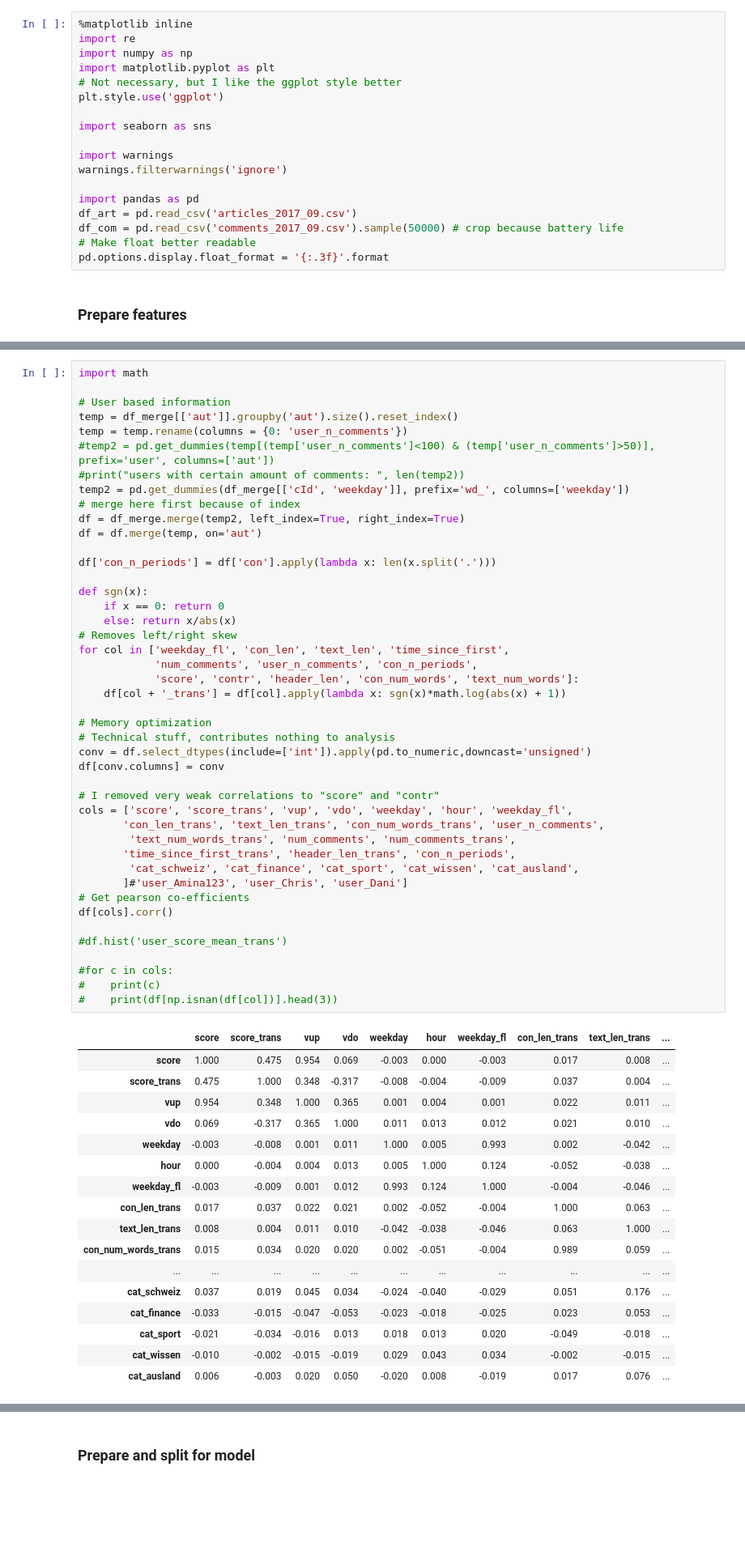
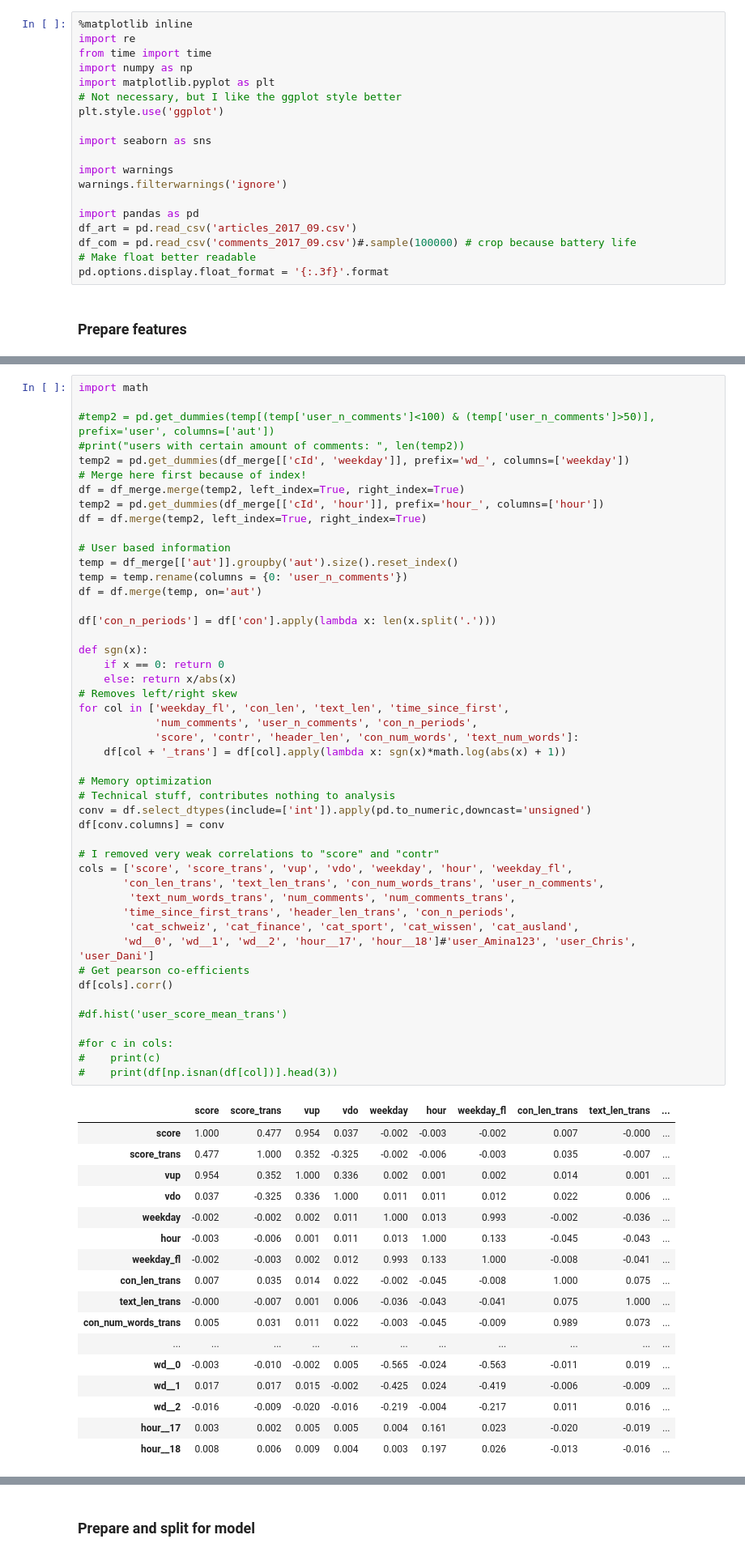
Before and after one commit to fdelia/bots, a Jupyter notebook: 4_prediction_model.ipynb, the cells around one changed output, grey strips where cells are left out. Shown at 81% size. Saved outputs shown, nothing was run; the diff lists cells and outputs as text; blank space fills up the shorter version.

```diff
--- a/4_prediction_model.ipynb
+++ b/4_prediction_model.ipynb
@@ -12,6 +12,7 @@ I won't:
 # %%
 %matplotlib inline
 import re
+from time import time
 import numpy as np
 import matplotlib.pyplot as plt
 # Not necessary, but I like the ggplot style better
@@ -24,7 +25,7 @@ warnings.filterwarnings('ignore')
 
 import pandas as pd
 df_art = pd.read_csv('articles_2017_09.csv')
-df_com = pd.read_csv('comments_2017_09.csv').sample(50000) # crop because battery life
+df_com = pd.read_csv('comments_2017_09.csv')#.sample(100000) # crop because battery life
 # Make float better readable
 pd.options.display.float_format = '{:.3f}'.format
 # %% [markdown]
@@ -147,14 +158,17 @@ temp2.head(2)
 # %%
 import math
+
+#temp2 = pd.get_dummies(temp[(temp['user_n_comments']<100) & (temp['user_n_comments']>50)], prefix='user', columns=['aut'])
+#print("users with certain amount of comments: ", len(temp2))
+temp2 = pd.get_dummies(df_merge[['cId', 'weekday']], prefix='wd_', columns=['weekday'])
+# Merge here first because of index!
+df = df_merge.merge(temp2, left_index=True, right_index=True)
+temp2 = pd.get_dummies(df_merge[['cId', 'hour']], prefix='hour_', columns=['hour'])
+df = df.merge(temp2, left_index=True, right_index=True)
 
 # User based information
 temp = df_merge[['aut']].groupby('aut').size().reset_index()
 temp = temp.rename(columns = {0: 'user_n_comments'})
-#temp2 = pd.get_dummies(temp[(temp['user_n_comments']<100) & (temp['user_n_comments']>50)], prefix='user', columns=['aut'])
-#print("users with certain amount of comments: ", len(temp2))
-temp2 = pd.get_dummies(df_merge[['cId', 'weekday']], prefix='wd_', columns=['weekday'])
-# merge here first because of index
-df = df_merge.merge(temp2, left_index=True, right_index=True)
 df = df.merge(temp, on='aut')
 
 df['con_n_periods'] = df['con'].apply(lambda x: len(x.split('.')))
@@ -162,47 +176,47 @@ df['con_n_periods'] = df['con'].apply(lambda x: len(x.split('.')))
 def sgn(x):
     if x == 0: return 0
     else: return x/abs(x)
 # Removes left/right skew
 for col in ['weekday_fl', 'con_len', 'text_len', 'time_since_first',
             'num_comments', 'user_n_comments', 'con_n_periods',
             'score', 'contr', 'header_len', 'con_num_words', 'text_num_words']:
     df[col + '_trans'] = df[col].apply(lambda x: sgn(x)*math.log(abs(x) + 1))
 
 # Memory optimization
 # Technical stuff, contributes nothing to analysis
 conv = df.select_dtypes(include=['int']).apply(pd.to_numeric,downcast='unsigned')
 df[conv.columns] = conv
 
 # I removed very weak correlations to "score" and "contr"
 cols = ['score', 'score_trans', 'vup', 'vdo', 'weekday', 'hour', 'weekday_fl',
        'con_len_trans', 'text_len_trans', 'con_num_words_trans', 'user_n_comments',
         'text_num_words_trans', 'num_comments', 'num_comments_trans',
        'time_since_first_trans', 'header_len_trans', 'con_n_periods',
         'cat_schweiz', 'cat_finance', 'cat_sport', 'cat_wissen', 'cat_ausland',
-       ]#'user_Amina123', 'user_Chris', 'user_Dani']
+       'wd__0', 'wd__1', 'wd__2', 'hour__17', 'hour__18']#'user_Amina123', 'user_Chris', 'user_Dani']
 # Get pearson co-efficients
 df[cols].corr()
 
 #df.hist('user_score_mean_trans')
 
 #for c in cols:
 #    print(c)
 #    print(df[np.isnan(df[col])].head(3))
 # %% [output]
 |  | score | score_trans | vup | vdo | weekday | hour | weekday_fl | con_len_trans | text_len_trans | ... |
-| score | 1.000 | 0.475 | 0.954 | 0.069 | -0.003 | 0.000 | -0.003 | 0.017 | 0.008 | ... |
-| score_trans | 0.475 | 1.000 | 0.348 | -0.317 | -0.008 | -0.004 | -0.009 | 0.037 | 0.004 | ... |
-| vup | 0.954 | 0.348 | 1.000 | 0.365 | 0.001 | 0.004 | 0.001 | 0.022 | 0.011 | ... |
-| vdo | 0.069 | -0.317 | 0.365 | 1.000 | 0.011 | 0.013 | 0.012 | 0.021 | 0.010 | ... |
-| weekday | -0.003 | -0.008 | 0.001 | 0.011 | 1.000 | 0.005 | 0.993 | 0.002 | -0.042 | ... |
-| hour | 0.000 | -0.004 | 0.004 | 0.013 | 0.005 | 1.000 | 0.124 | -0.052 | -0.038 | ... |
-| weekday_fl | -0.003 | -0.009 | 0.001 | 0.012 | 0.993 | 0.124 | 1.000 | -0.004 | -0.046 | ... |
-| con_len_trans | 0.017 | 0.037 | 0.022 | 0.021 | 0.002 | -0.052 | -0.004 | 1.000 | 0.063 | ... |
-| text_len_trans | 0.008 | 0.004 | 0.011 | 0.010 | -0.042 | -0.038 | -0.046 | 0.063 | 1.000 | ... |
-| con_num_words_trans | 0.015 | 0.034 | 0.020 | 0.020 | 0.002 | -0.051 | -0.004 | 0.989 | 0.059 | ... |
+| score | 1.000 | 0.477 | 0.954 | 0.037 | -0.002 | -0.003 | -0.002 | 0.007 | -0.000 | ... |
+| score_trans | 0.477 | 1.000 | 0.352 | -0.325 | -0.002 | -0.006 | -0.003 | 0.035 | -0.007 | ... |
+| vup | 0.954 | 0.352 | 1.000 | 0.336 | 0.002 | 0.001 | 0.002 | 0.014 | 0.001 | ... |
+| vdo | 0.037 | -0.325 | 0.336 | 1.000 | 0.011 | 0.011 | 0.012 | 0.022 | 0.006 | ... |
+| weekday | -0.002 | -0.002 | 0.002 | 0.011 | 1.000 | 0.013 | 0.993 | -0.002 | -0.036 | ... |
+| hour | -0.003 | -0.006 | 0.001 | 0.011 | 0.013 | 1.000 | 0.133 | -0.045 | -0.043 | ... |
+| weekday_fl | -0.002 | -0.003 | 0.002 | 0.012 | 0.993 | 0.133 | 1.000 | -0.008 | -0.041 | ... |
+| con_len_trans | 0.007 | 0.035 | 0.014 | 0.022 | -0.002 | -0.045 | -0.008 | 1.000 | 0.075 | ... |
+| text_len_trans | -0.000 | -0.007 | 0.001 | 0.006 | -0.036 | -0.043 | -0.041 | 0.075 | 1.000 | ... |
+| con_num_words_trans | 0.005 | 0.031 | 0.011 | 0.022 | -0.003 | -0.045 | -0.009 | 0.989 | 0.073 | ... |
 | ... | ... | ... | ... | ... | ... | ... | ... | ... | ... | ... |
-| cat_schweiz | 0.037 | 0.019 | 0.045 | 0.034 | -0.024 | -0.040 | -0.029 | 0.051 | 0.176 | ... |
-| cat_finance | -0.033 | -0.015 | -0.047 | -0.053 | -0.023 | -0.018 | -0.025 | 0.023 | 0.053 | ... |
-| cat_sport | -0.021 | -0.034 | -0.016 | 0.013 | 0.018 | 0.013 | 0.020 | -0.049 | -0.018 | ... |
-| cat_wissen | -0.010 | -0.002 | -0.015 | -0.019 | 0.029 | 0.043 | 0.034 | -0.002 | -0.015 | ... |
-| cat_ausland | 0.006 | -0.003 | 0.020 | 0.050 | -0.020 | 0.008 | -0.019 | 0.017 | 0.076 | ... |
+| wd__0 | -0.003 | -0.010 | -0.002 | 0.005 | -0.565 | -0.024 | -0.563 | -0.011 | 0.019 | ... |
+| wd__1 | 0.017 | 0.017 | 0.015 | -0.002 | -0.425 | 0.024 | -0.419 | -0.006 | -0.009 | ... |
+| wd__2 | -0.016 | -0.009 | -0.020 | -0.016 | -0.219 | -0.004 | -0.217 | 0.011 | 0.016 | ... |
+| hour__17 | 0.003 | 0.002 | 0.005 | 0.005 | 0.004 | 0.161 | 0.023 | -0.020 | -0.019 | ... |
+| hour__18 | 0.008 | 0.006 | 0.009 | 0.004 | 0.003 | 0.197 | 0.026 | -0.013 | -0.016 | ... |
```
Also changed, not shown: parts of 7 cells of this notebook.
